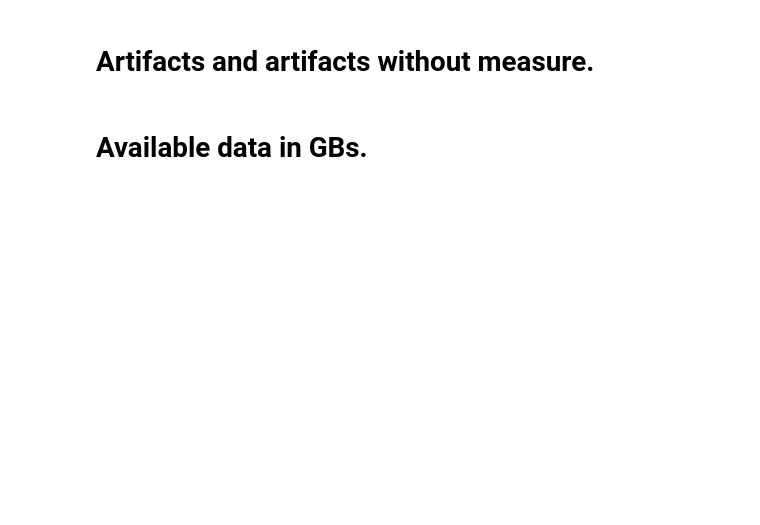
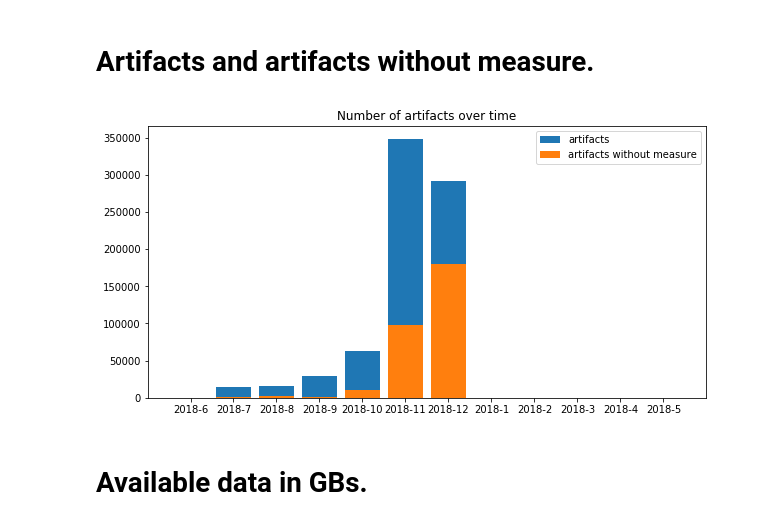
Before and after one commit to prashdash112/cgm-ml, a Jupyter notebook: cgm_database/02_dashboard.ipynb, the cells around one changed output. Cells and saved outputs as stored; diff of their text form; code cells hidden in the pictures; blank space fills up the shorter version.

```diff
--- a/cgm_database/02_dashboard.ipynb
+++ b/cgm_database/02_dashboard.ipynb
@@ -262,34 +352,36 @@ for year, month in time_range:
     _, end_day = calendar.monthrange(year, month)
     end_date = date(year, month, end_day)
     end_timestamp = str(1000 * int(mktime(end_date.timetuple())))
 
     # Getting the number of artifacts.
     sql_statement = ""
     sql_statement += "SELECT COUNT(*) FROM artifact"
     sql_statement += " WHERE create_date >= {}".format(start_timestamp)
     sql_statement += " AND create_date <= {}".format(end_timestamp)
     number_of_entries = main_connector.execute(sql_statement, fetch_one=True)[0]
     plot_values.append(number_of_entries)
 
     # Getting the number of artifacts without measures.
     sql_statement = ""
     sql_statement += "SELECT COUNT(*) FROM artifact"
     sql_statement += " WHERE create_date >= {}".format(start_timestamp)
     sql_statement += " AND create_date <= {}".format(end_timestamp)
     sql_statement += " AND measure_id IS NULL"
     number_of_entries = main_connector.execute(sql_statement, fetch_one=True)[0]
     plot_values_no_measure.append(number_of_entries)
 
     plot_labels.append("{}-{}".format(year, month))
 
 # Plot the plot.
-plt.figure(figsize=(20, 10))
+plt.figure(figsize=figsize)
 plt.bar(plot_labels, plot_values, label="artifacts")
 plt.bar(plot_labels, plot_values_no_measure, label="artifacts without measure")
 plt.legend()
 plt.title("Number of artifacts over time")
 plt.show()
 plt.close()
+# %% [output]
+[figure, added]
 # %% [markdown]
 # Available data in GBs.
 # %%
```
Also changed, not shown: parts of 13 cells of this notebook, 1 other file.
